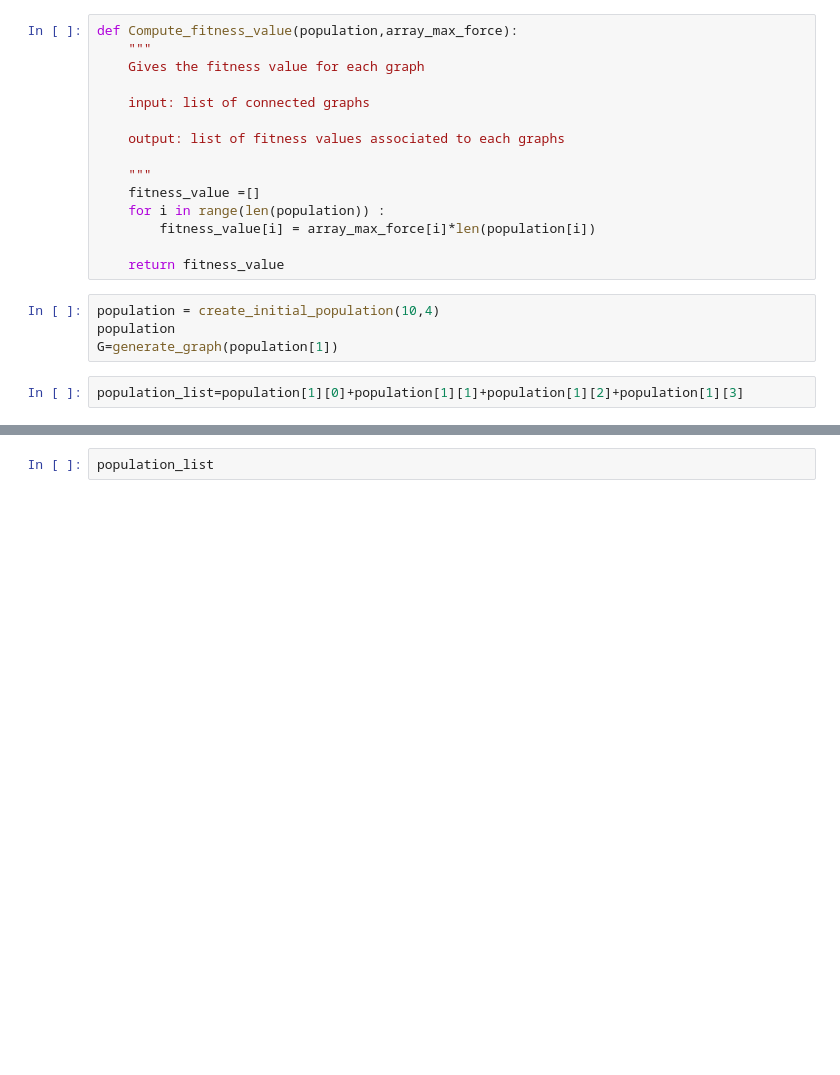
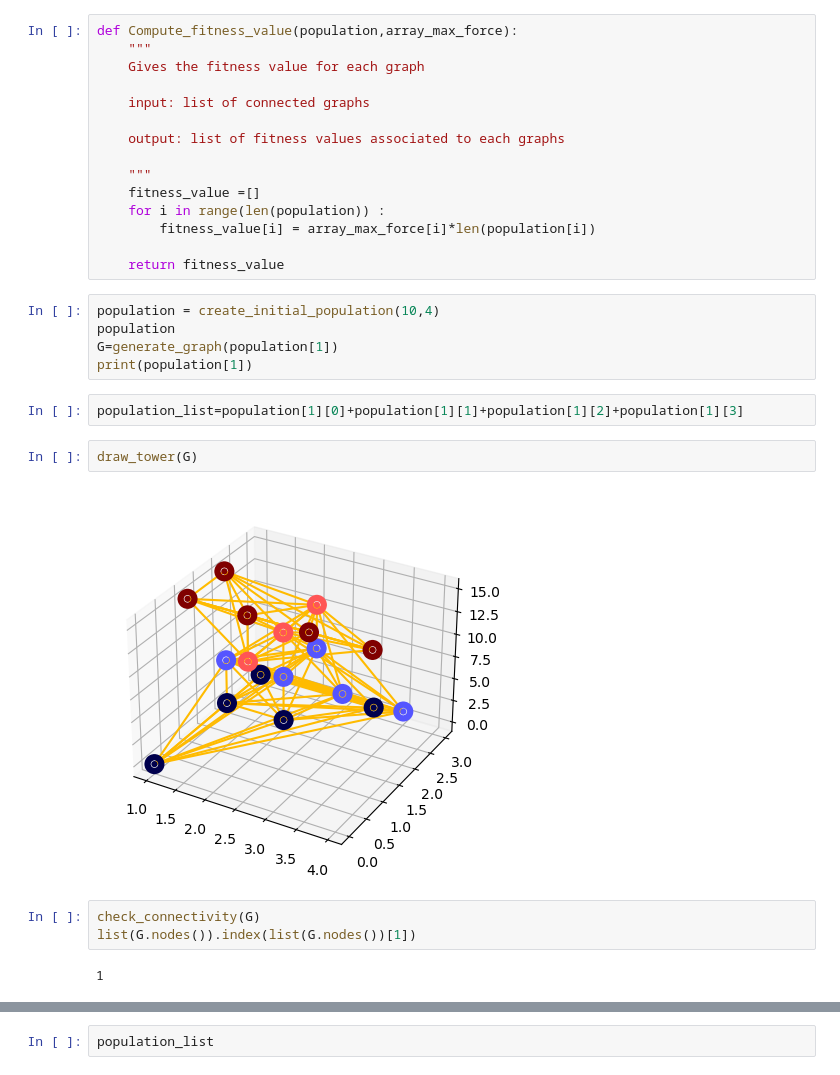
Before and after one commit to tellierflexus/spaghetteam, a Jupyter notebook: test_2_fitness computation.ipynb, the cells around one changed output, grey strips where cells are left out. Cells and saved outputs as stored; diff of their text form; blank space fills up the shorter version.

```diff
--- a/test_2_fitness computation.ipynb
+++ b/test_2_fitness computation.ipynb
@@ -126,8 +127,18 @@ def Compute_fitness_value(population,array_max_force):
 population = create_initial_population(10,4)
 population
 G=generate_graph(population[1])
+print(population[1])
 # %%
 population_list=population[1][0]+population[1][1]+population[1][2]+population[1][3]
+# %%
+draw_tower(G)
+# %% [output]
+[figure, added]
+# %%
+check_connectivity(G)
+list(G.nodes()).index(list(G.nodes())[1])
+# %% [output]
+1
 # %%
 # init model
 M = tp.Model(logfile=True)
```
Also changed, not shown: parts of 3 cells of this notebook, 2 other files.
